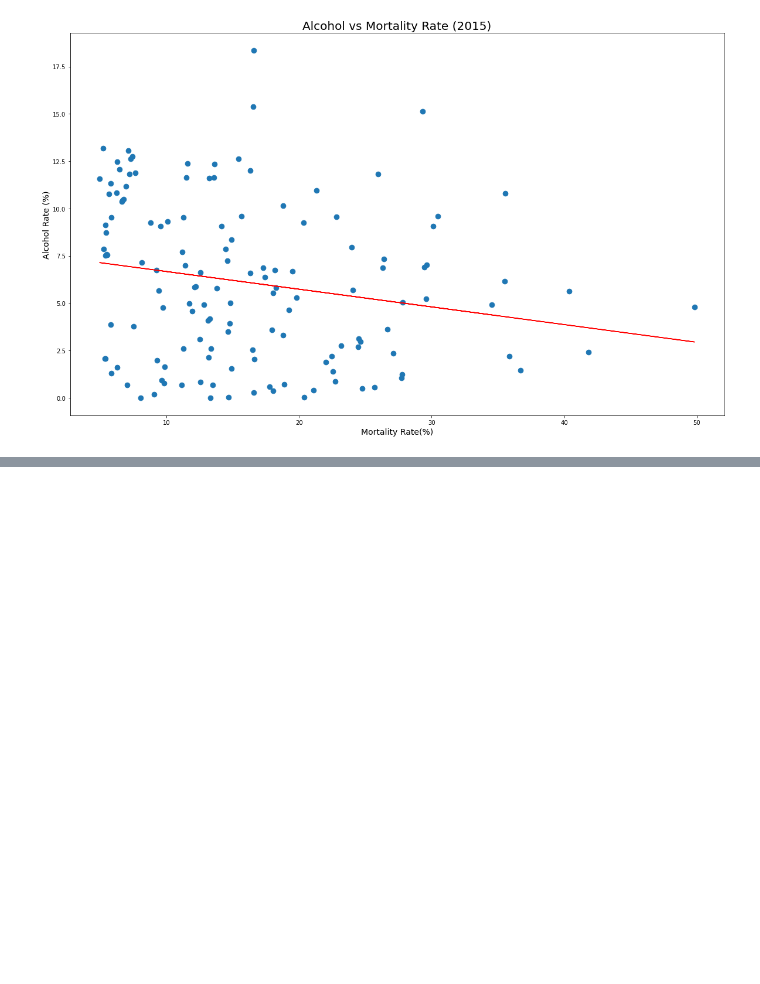
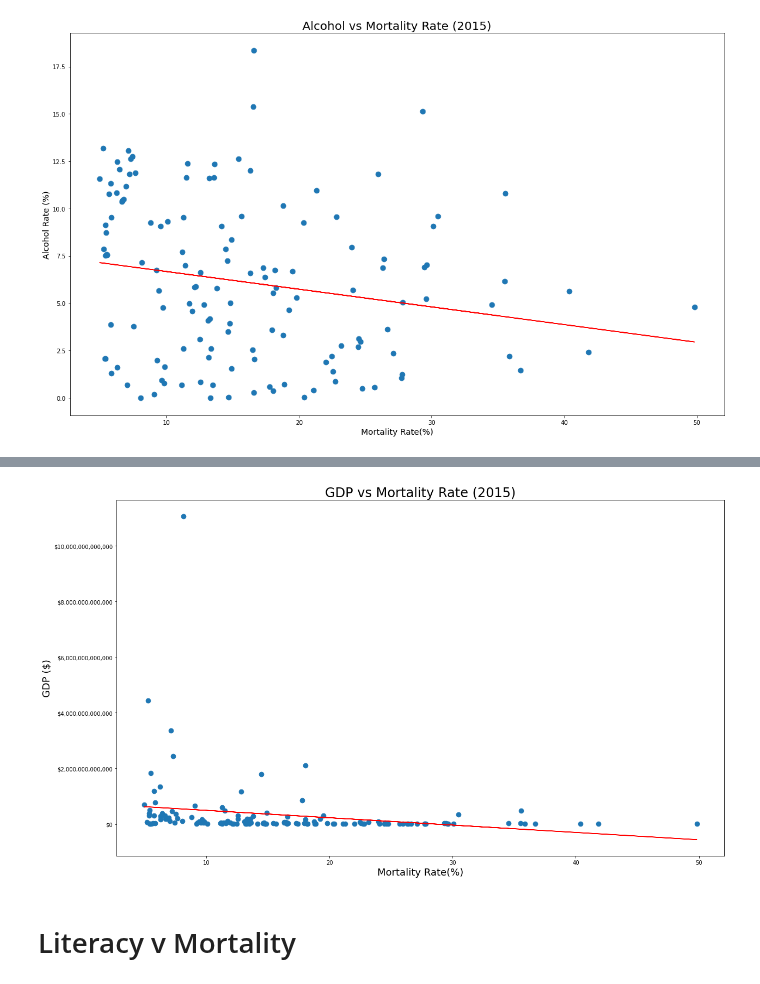
Before and after one commit to StephenDini/Mortality_Predictor, a Jupyter notebook: Graphs.ipynb, the cells around one changed output, grey strips where cells are left out. Cells and saved outputs as stored; diff of their text form; code cells hidden in the pictures; blank space fills up the shorter version.

```diff
--- a/Graphs.ipynb
+++ b/Graphs.ipynb
@@ -63,0 +77,6 @@ plt.savefig("./docs/pictures/Alcohol_vs_mortality.png")
+# %%
+# read cleaned data CSV file
+file_path = Path('./cleaned_data/data_by_country.csv')
+df = pd.read_csv(file_path)
+#df = pd.read_csv(file_path, index_col=0)
+df.head(10)
@@ -63,0 +96,6 @@ plt.savefig("./docs/pictures/Alcohol_vs_mortality.png")
+# %%
+# Filter the DataFrame down only to those columns to chart
+gdp_m = df[["gpd_2015","mortality_rate"]]
+
+
+gdp_m.head()
@@ -63,0 +109,32 @@ plt.savefig("./docs/pictures/Alcohol_vs_mortality.png")
+# %%
+#scatter plot
+x = gdp_m["mortality_rate"]
+y = gdp_m["gpd_2015"]
+
+plt.figure(figsize=(20, 12))
+plt.scatter(x, y, s=75)
+
+# Incorporate the other graph properties
+plt.title("GDP vs Mortality Rate (2015)", fontsize=24)
+plt.ylabel("GDP ($)", fontsize=18)
+plt.xlabel("Mortality Rate(%)", fontsize=18)
+
+
+# https://queirozf.com/entries/matplotlib-examples-number-formatting-for-axes-labels
+# Format the labels
+current_values = plt.gca().get_yticks()
+# using format string '{:.0f}' here but you can choose others
+plt.gca().set_yticklabels(['${:,.0f}'.format(x) for x in current_values])
+
+
+# Add correlation line
+z = np.polyfit(x, y, 1)
+p = np.poly1d(z)
+plt.plot(x, p(x), color='r')
+
+# Save the figure.
+plt.savefig("./docs/pictures/GDP_vs_mortality.png")
+# %% [output]
+[figure, added]
+# %% [markdown]
+# Literacy v Mortality
```
Also changed, not shown: parts of 9 cells of this notebook, 2 other files.
